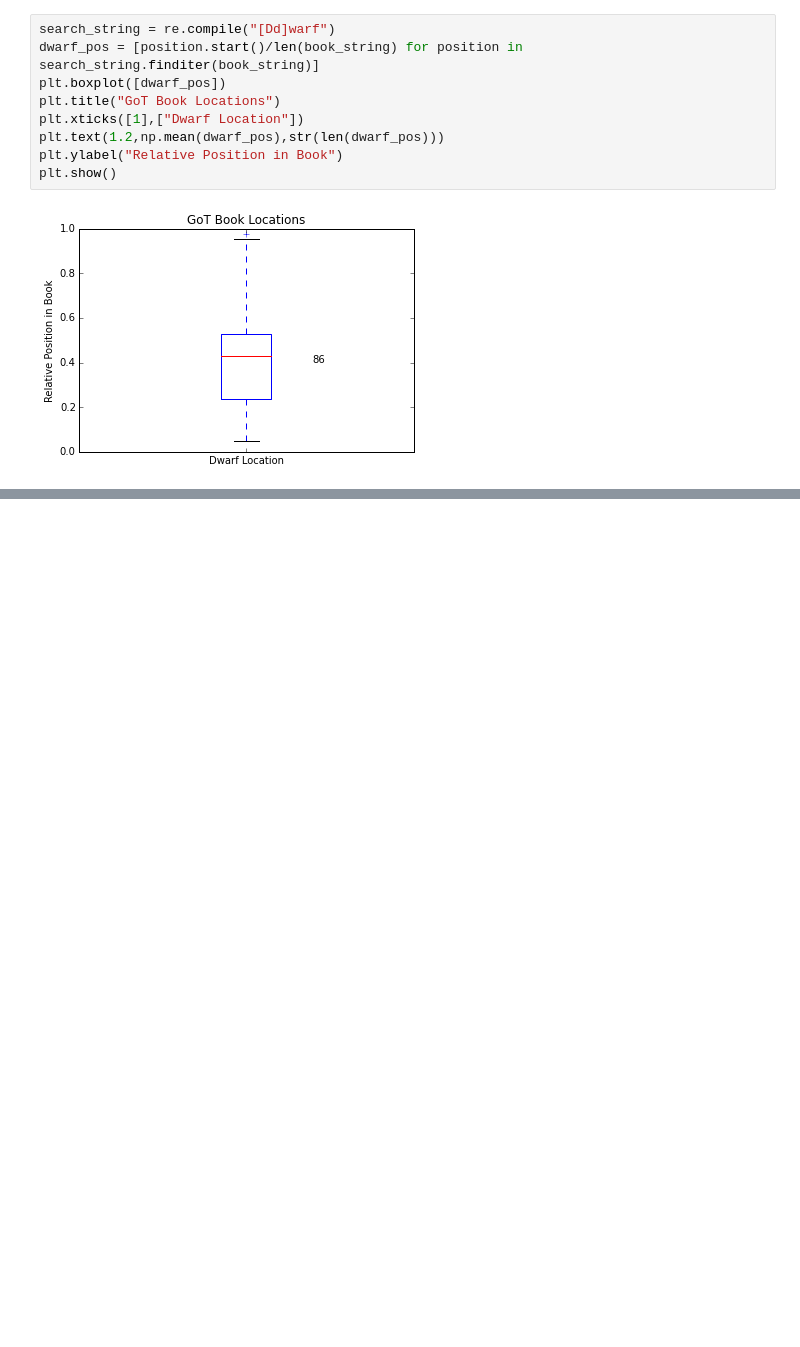
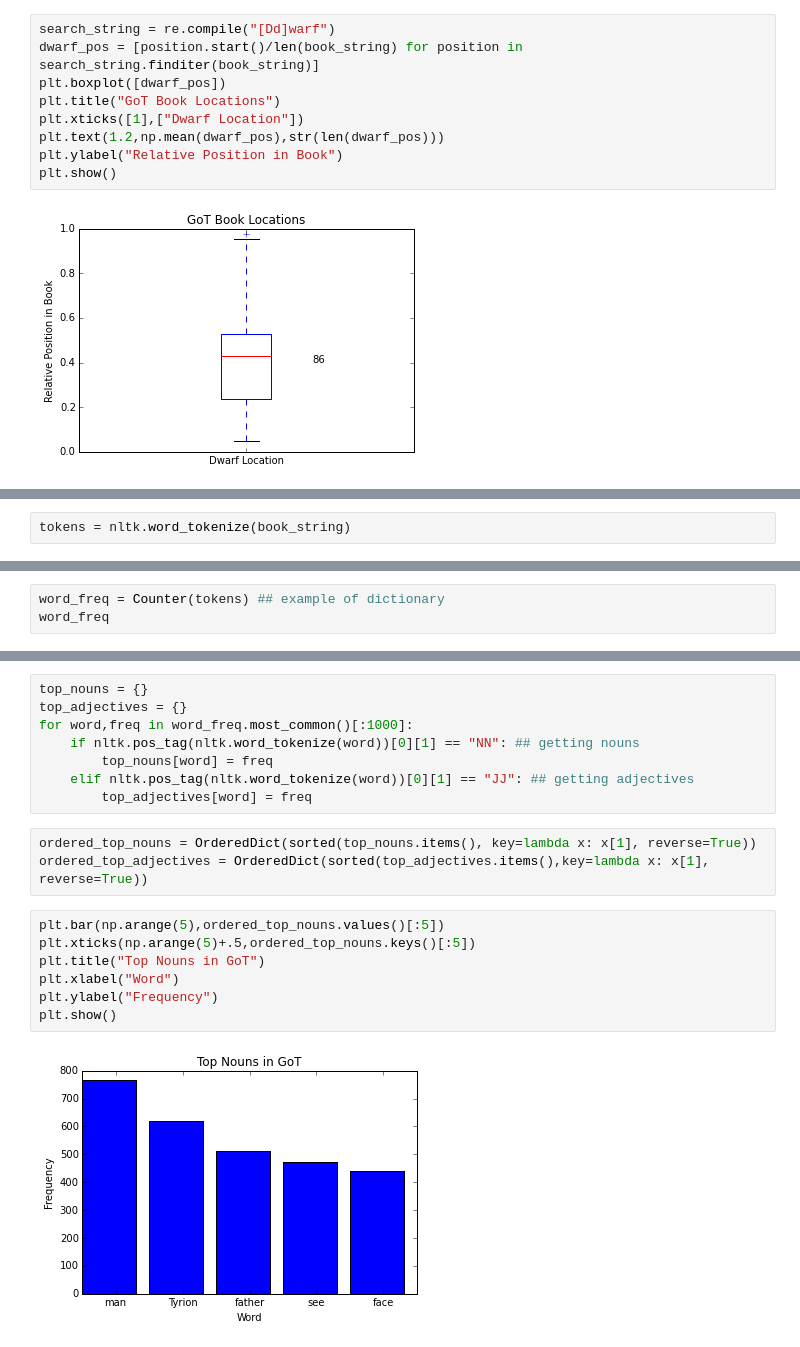
Before and after one commit to jakyzhu/computing_workshops, a Jupyter notebook: workshop_1/GoT.ipynb, the cells around one changed output, grey strips where cells are left out. Cells and saved outputs as stored; diff of their text form; blank space fills up the shorter version.

```diff
--- a/workshop_1/GoT.ipynb
+++ b/workshop_1/GoT.ipynb
@@ -253,0 +260,2 @@ plt.show()
+# %%
+tokens = nltk.word_tokenize(book_string)
@@ -253,0 +264,3 @@ plt.show()
+# %%
+word_freq = Counter(tokens) ## example of dictionary
+word_freq
@@ -253,0 +298,20 @@ plt.show()
+# %%
+top_nouns = {}
+top_adjectives = {}
+for word,freq in word_freq.most_common()[:1000]:
+    if nltk.pos_tag(nltk.word_tokenize(word))[0][1] == "NN": ## getting nouns
+        top_nouns[word] = freq
+    elif nltk.pos_tag(nltk.word_tokenize(word))[0][1] == "JJ": ## getting adjectives
+        top_adjectives[word] = freq
+# %%
+ordered_top_nouns = OrderedDict(sorted(top_nouns.items(), key=lambda x: x[1], reverse=True))
+ordered_top_adjectives = OrderedDict(sorted(top_adjectives.items(),key=lambda x: x[1], reverse=True))
+# %%
+plt.bar(np.arange(5),ordered_top_nouns.values()[:5])
+plt.xticks(np.arange(5)+.5,ordered_top_nouns.keys()[:5])
+plt.title("Top Nouns in GoT")
+plt.xlabel("Word")
+plt.ylabel("Frequency")
+plt.show()
+# %% [output]
+[figure, added]
```
Also changed, not shown: parts of 12 cells of this notebook, 2 other files.
